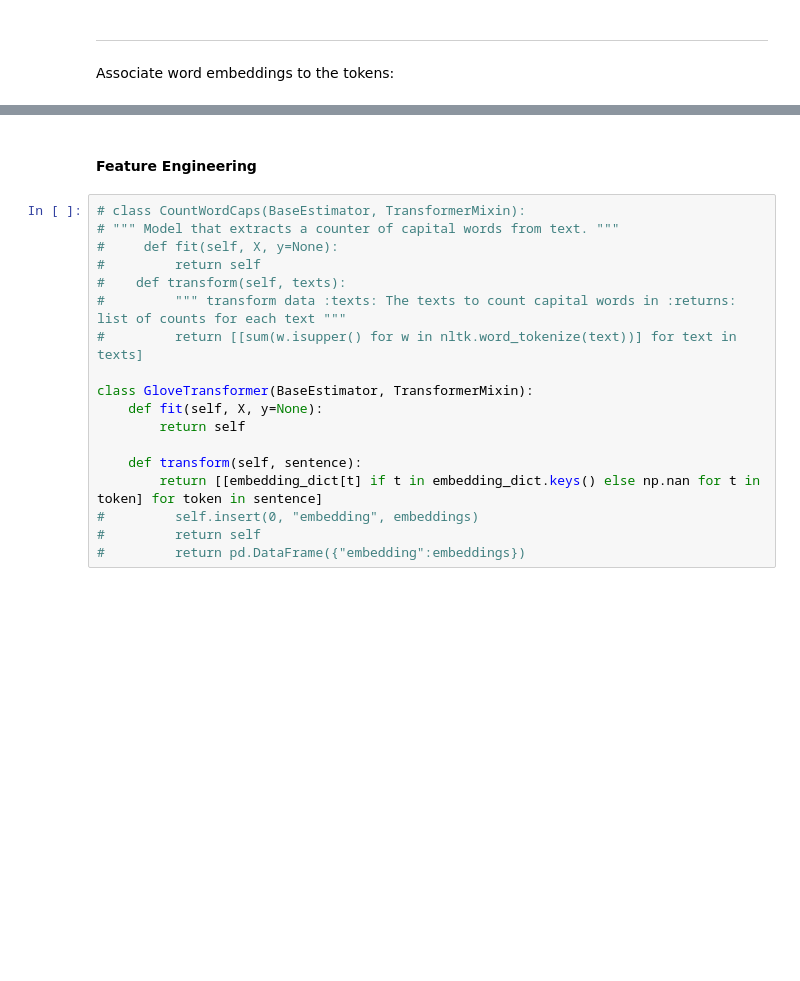
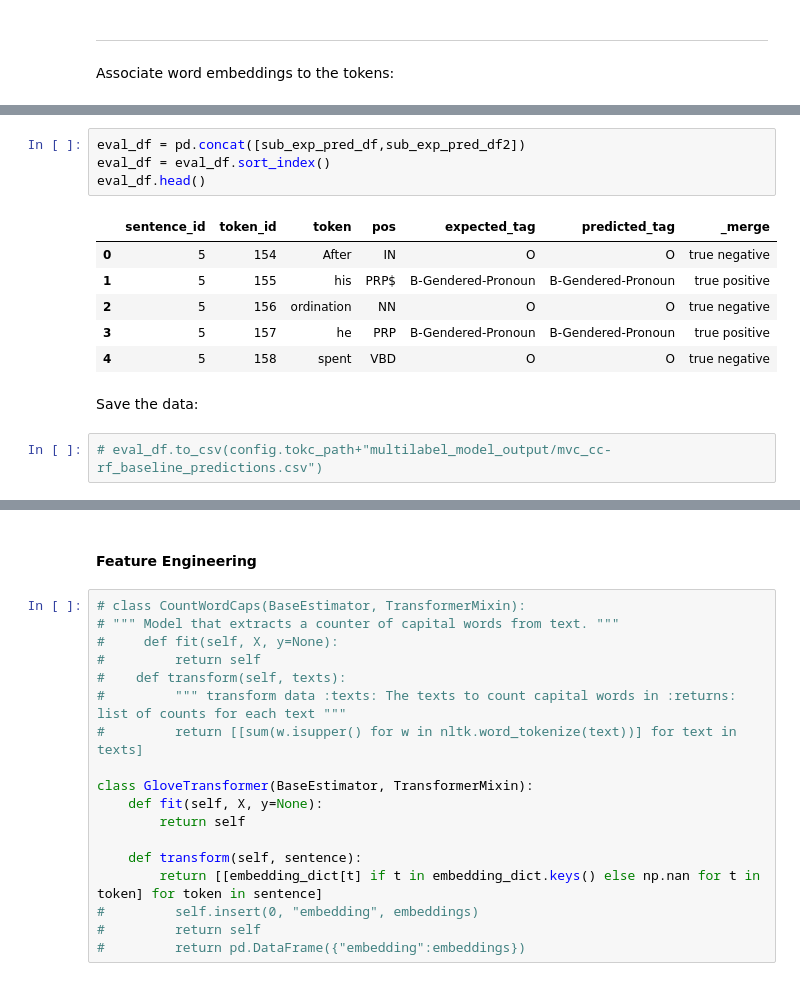
Before and after one commit to thegoose20/gender-bias, a Jupyter notebook: token_classification/BaselineTokenClassifiers.ipynb, the cells around one changed output, grey strips where cells are left out. Saved outputs shown, nothing was run; the diff lists cells and outputs as text; blank space fills up the shorter version.

```diff
--- a/token_classification/BaselineTokenClassifiers.ipynb
+++ b/token_classification/BaselineTokenClassifiers.ipynb
@@ -313,0 +427,15 @@ for token in unique_train_tokens:
+# %%
+eval_df = pd.concat([sub_exp_pred_df,sub_exp_pred_df2])
+eval_df = eval_df.sort_index()
+eval_df.head()
+# %% [output]
+|  | sentence_id | token_id | token | pos | expected_tag | predicted_tag | _merge |
+| 0 | 5 | 154 | After | IN | O | O | true negative |
+| 1 | 5 | 155 | his | PRP$ | B-Gendered-Pronoun | B-Gendered-Pronoun | true positive |
+| 2 | 5 | 156 | ordination | NN | O | O | true negative |
+| 3 | 5 | 157 | he | PRP | B-Gendered-Pronoun | B-Gendered-Pronoun | true positive |
+| 4 | 5 | 158 | spent | VBD | O | O | true negative |
+# %% [markdown]
+Save the data:
+# %%
+# eval_df.to_csv(config.tokc_path+"multilabel_model_output/mvc_cc-rf_baseline_predictions.csv")
```
Also changed, not shown: parts of 59 cells of this notebook, 2 other files.
